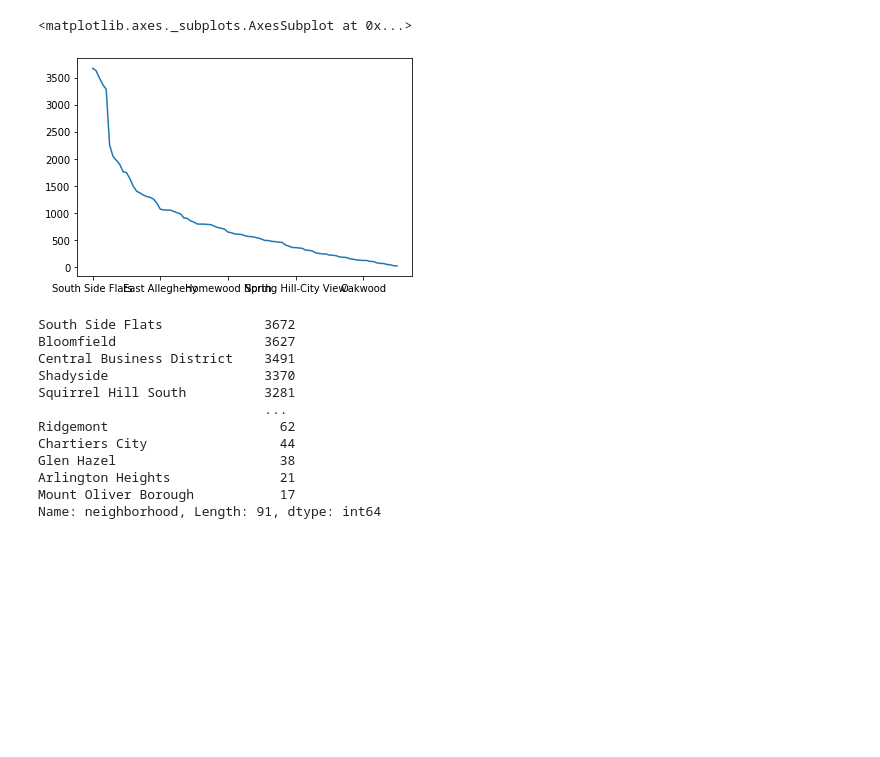
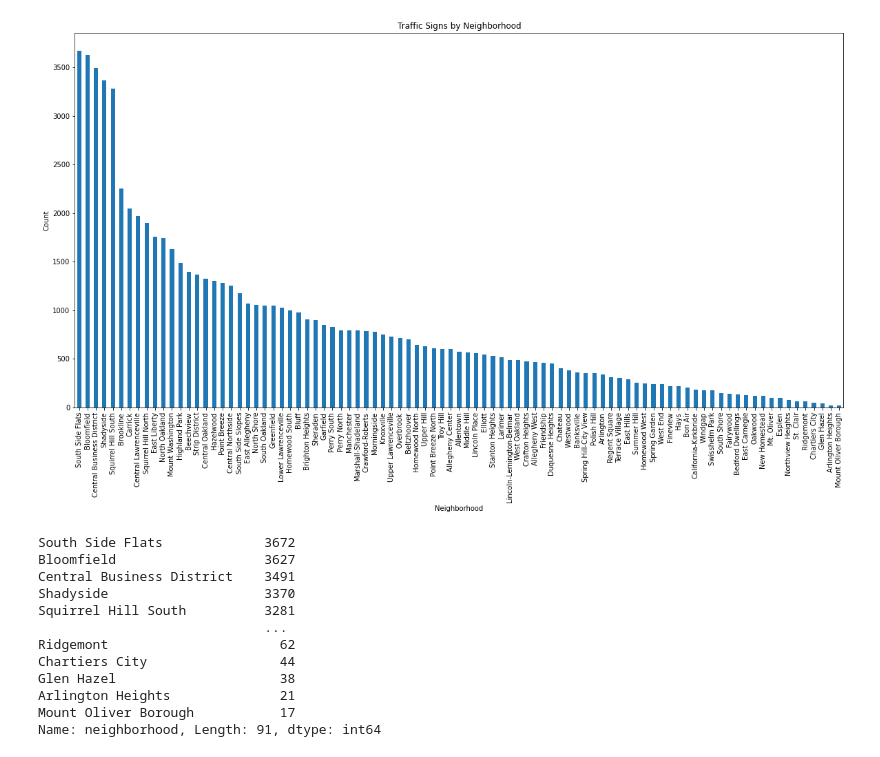
Before and after one commit to JoshKrym/FinalProject, a Jupyter notebook: CityTrafficSign.ipynb, the cells around one changed output. Drawn from its saved outputs; the diff is of its cells as text; code cells hidden in the pictures; blank space fills up the shorter version.

```diff
--- a/CityTrafficSign.ipynb
+++ b/CityTrafficSign.ipynb
@@ -1,14 +1,19 @@
 # %%
 import pandas as pd
 import numpy as np
+import matplotlib.pyplot as plt
+
 TS = pd.read_csv("City Traffic Signs.csv")
-TS.head()
-TS["neighborhood"]
 c = TS["neighborhood"].value_counts()
-c.plot()
+
+fig, ax = plt.subplots(figsize=(20,10))
+c.plot(kind='bar', ax=ax)
+ax.set_xlabel('Neighborhood')
+ax.set_ylabel('Count')
+ax.set_title('Traffic Signs by Neighborhood')
+plt.show()
 # %% [output]
-<matplotlib.axes._subplots.AxesSubplot at 0x...>
-[figure, old version]
+[figure, new version]
 # %%
 c
 # %% [output]
```
